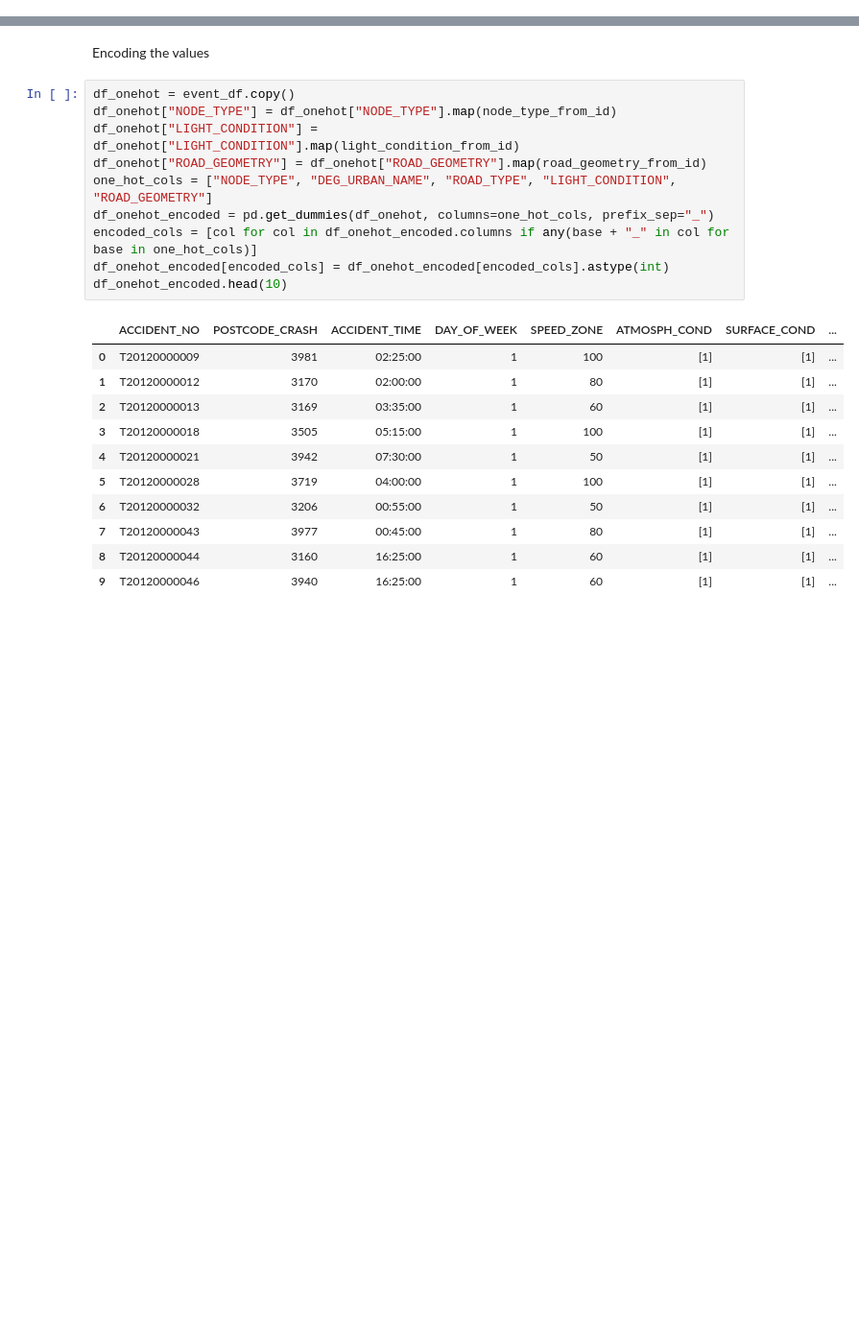
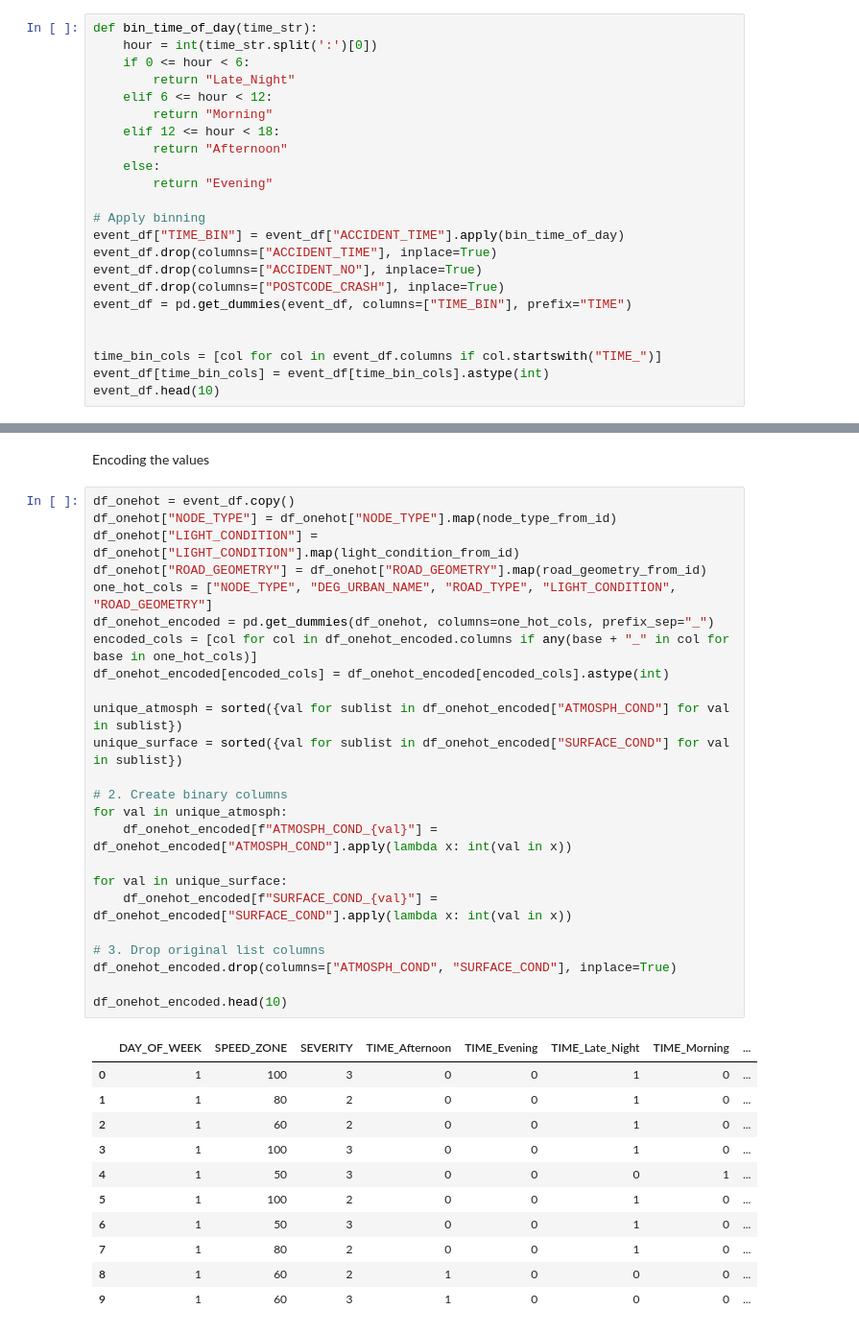
Before and after one commit to FuriousFist/Victorian-Accident-Analysis, a Jupyter notebook: code/proj2MaxPreprocessing.ipynb, the cells around one changed output, grey strips where cells are left out. Shown: that part at 96% size. Drawn from its saved outputs; the diff is of its cells as text; blank space fills up the shorter version.

Commit message:
finished most of the preprocessing, one hot encoded, time bins, split into x and y, x has been scaled

```diff
--- a/code/proj2MaxPreprocessing.ipynb
+++ b/code/proj2MaxPreprocessing.ipynb
@@ -169,3 +169,26 @@ ATMOSPH_COND       0
 SURFACE_COND       0
 SEVERITY           0
 dtype: int64
+# %%
+def bin_time_of_day(time_str):
+    hour = int(time_str.split(':')[0])
+    if 0 <= hour < 6:
+        return "Late_Night"
+    elif 6 <= hour < 12:
+        return "Morning"
+    elif 12 <= hour < 18:
+        return "Afternoon"
+    else:
+        return "Evening"
+
+# Apply binning
+event_df["TIME_BIN"] = event_df["ACCIDENT_TIME"].apply(bin_time_of_day)
+event_df.drop(columns=["ACCIDENT_TIME"], inplace=True)
+event_df.drop(columns=["ACCIDENT_NO"], inplace=True)
+event_df.drop(columns=["POSTCODE_CRASH"], inplace=True)
+event_df = pd.get_dummies(event_df, columns=["TIME_BIN"], prefix="TIME")
+
+
+time_bin_cols = [col for col in event_df.columns if col.startswith("TIME_")]
+event_df[time_bin_cols] = event_df[time_bin_cols].astype(int)
+event_df.head(10)
@@ -174,22 +209,36 @@ Encoding the values
 # %%
 df_onehot = event_df.copy()
 df_onehot["NODE_TYPE"] = df_onehot["NODE_TYPE"].map(node_type_from_id)
 df_onehot["LIGHT_CONDITION"] = df_onehot["LIGHT_CONDITION"].map(light_condition_from_id)
 df_onehot["ROAD_GEOMETRY"] = df_onehot["ROAD_GEOMETRY"].map(road_geometry_from_id)
 one_hot_cols = ["NODE_TYPE", "DEG_URBAN_NAME", "ROAD_TYPE", "LIGHT_CONDITION", "ROAD_GEOMETRY"]
 df_onehot_encoded = pd.get_dummies(df_onehot, columns=one_hot_cols, prefix_sep="_")
 encoded_cols = [col for col in df_onehot_encoded.columns if any(base + "_" in col for base in one_hot_cols)]
 df_onehot_encoded[encoded_cols] = df_onehot_encoded[encoded_cols].astype(int)
+
+unique_atmosph = sorted({val for sublist in df_onehot_encoded["ATMOSPH_COND"] for val in sublist})
+unique_surface = sorted({val for sublist in df_onehot_encoded["SURFACE_COND"] for val in sublist})
+
+# 2. Create binary columns
+for val in unique_atmosph:
+    df_onehot_encoded[f"ATMOSPH_COND_{val}"] = df_onehot_encoded["ATMOSPH_COND"].apply(lambda x: int(val in x))
+
+for val in unique_surface:
+    df_onehot_encoded[f"SURFACE_COND_{val}"] = df_onehot_encoded["SURFACE_COND"].apply(lambda x: int(val in x))
+
+# 3. Drop original list columns
+df_onehot_encoded.drop(columns=["ATMOSPH_COND", "SURFACE_COND"], inplace=True)
+
 df_onehot_encoded.head(10)
 # %% [output]
-|  | ACCIDENT_NO | POSTCODE_CRASH | ACCIDENT_TIME | DAY_OF_WEEK | SPEED_ZONE | ATMOSPH_COND | SURFACE_COND | ... |
-| 0 | T20120000009 | 3981 | 02:25:00 | 1 | 100 | [1] | [1] | ... |
-| 1 | T20120000012 | 3170 | 02:00:00 | 1 | 80 | [1] | [1] | ... |
-| 2 | T20120000013 | 3169 | 03:35:00 | 1 | 60 | [1] | [1] | ... |
-| 3 | T20120000018 | 3505 | 05:15:00 | 1 | 100 | [1] | [1] | ... |
-| 4 | T20120000021 | 3942 | 07:30:00 | 1 | 50 | [1] | [1] | ... |
-| 5 | T20120000028 | 3719 | 04:00:00 | 1 | 100 | [1] | [1] | ... |
-| 6 | T20120000032 | 3206 | 00:55:00 | 1 | 50 | [1] | [1] | ... |
-| 7 | T20120000043 | 3977 | 00:45:00 | 1 | 80 | [1] | [1] | ... |
-| 8 | T20120000044 | 3160 | 16:25:00 | 1 | 60 | [1] | [1] | ... |
-| 9 | T20120000046 | 3940 | 16:25:00 | 1 | 60 | [1] | [1] | ... |
+|  | DAY_OF_WEEK | SPEED_ZONE | SEVERITY | TIME_Afternoon | TIME_Evening | TIME_Late_Night | TIME_Morning | ... |
+| 0 | 1 | 100 | 3 | 0 | 0 | 1 | 0 | ... |
+| 1 | 1 | 80 | 2 | 0 | 0 | 1 | 0 | ... |
+| 2 | 1 | 60 | 2 | 0 | 0 | 1 | 0 | ... |
+| 3 | 1 | 100 | 3 | 0 | 0 | 1 | 0 | ... |
+| 4 | 1 | 50 | 3 | 0 | 0 | 0 | 1 | ... |
+| 5 | 1 | 100 | 2 | 0 | 0 | 1 | 0 | ... |
+| 6 | 1 | 50 | 3 | 0 | 0 | 1 | 0 | ... |
+| 7 | 1 | 80 | 2 | 0 | 0 | 1 | 0 | ... |
+| 8 | 1 | 60 | 2 | 1 | 0 | 0 | 0 | ... |
+| 9 | 1 | 60 | 3 | 1 | 0 | 0 | 0 | ... |
```
Also changed, not shown: parts of 4 cells of this notebook.
